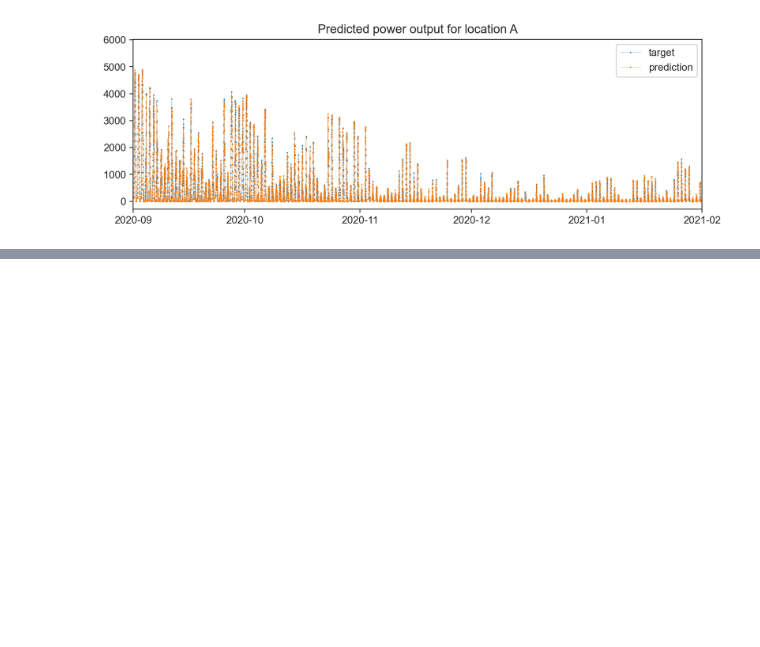
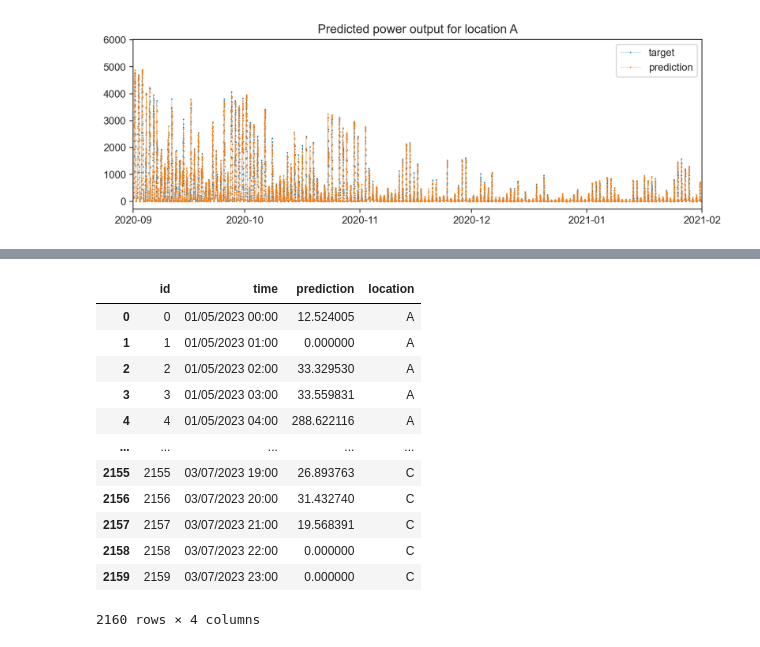
Before and after one commit to hugokerino/Energy-forecasting-NTNU, a Jupyter notebook: data/Noe/Data_exploration.ipynb, the cells around one changed output, grey strips where cells are left out. Drawn from its saved outputs; the diff is of its cells as text; code cells hidden in the pictures; blank space fills up the shorter version.

```diff
--- a/data/Noe/Data_exploration.ipynb
+++ b/data/Noe/Data_exploration.ipynb
@@ -1059,0 +1133,17 @@ plt.show()
+# %%
+sample_submission = pd.read_csv('my_first_submission_utf8.csv')
+sample_submission
+# %% [output]
+|  | id | time | prediction | location |
+| 0 | 0 | 01/05/2023 00:00 | 12.524005 | A |
+| 1 | 1 | 01/05/2023 01:00 | 0.000000 | A |
+| 2 | 2 | 01/05/2023 02:00 | 33.329530 | A |
+| 3 | 3 | 01/05/2023 03:00 | 33.559831 | A |
+| 4 | 4 | 01/05/2023 04:00 | 288.622116 | A |
+| ... | ... | ... | ... | ... |
+| 2155 | 2155 | 03/07/2023 19:00 | 26.893763 | C |
+| 2156 | 2156 | 03/07/2023 20:00 | 31.432740 | C |
+| 2157 | 2157 | 03/07/2023 21:00 | 19.568391 | C |
+| 2158 | 2158 | 03/07/2023 22:00 | 0.000000 | C |
+| 2159 | 2159 | 03/07/2023 23:00 | 0.000000 | C |
+2160 rows × 4 columns
```
Also changed, not shown: parts of 14 cells of this notebook, 6 other files.
